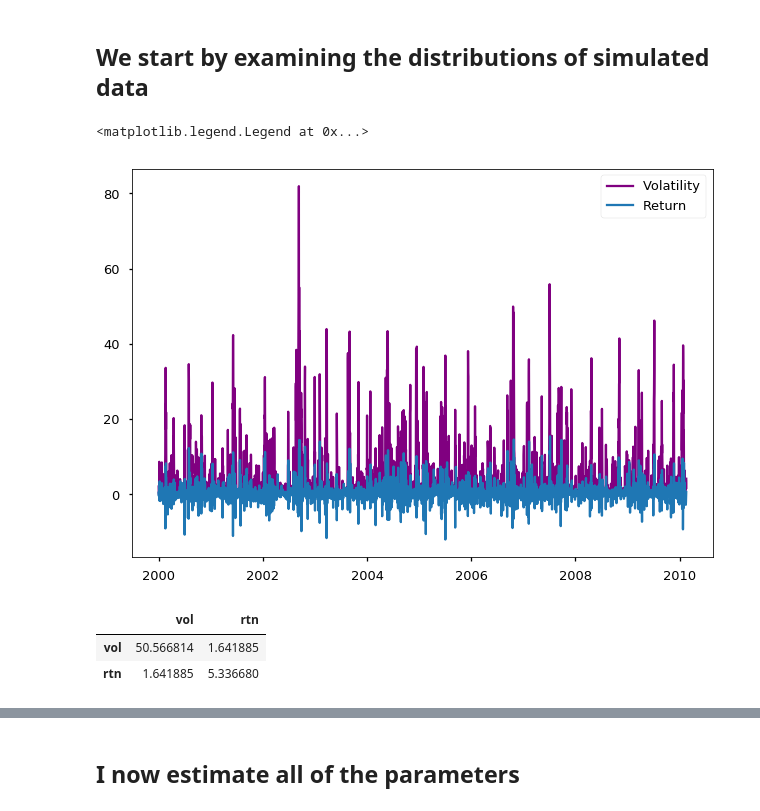
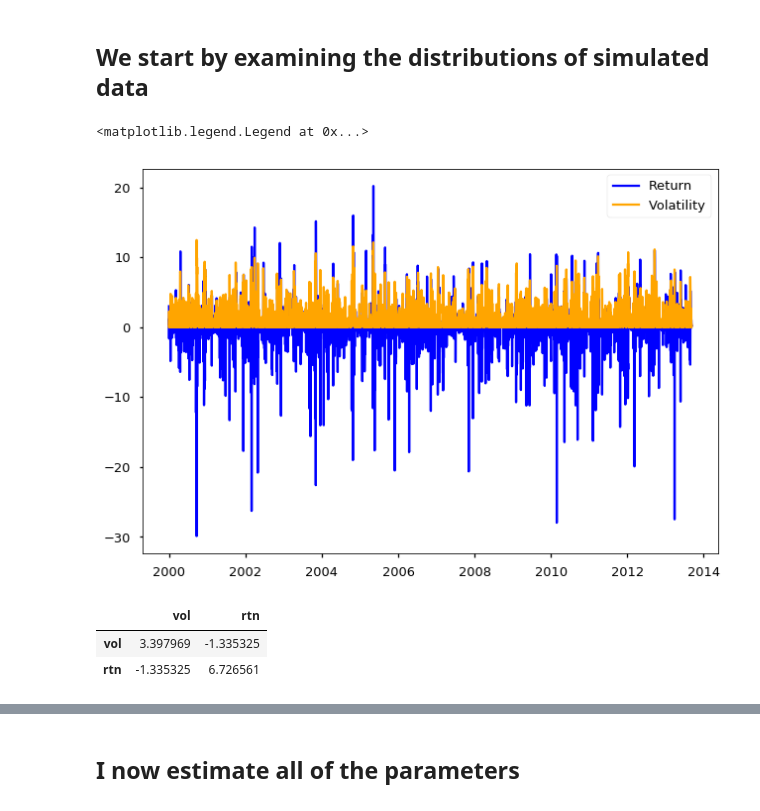
Before and after one commit to sangrey/RiskPriceInference, a Jupyter notebook: volpriceinference/simulations.ipynb, the cells around one changed output, grey strips where cells are left out. Drawn from its saved outputs; the diff is of its cells as text; code cells hidden in the pictures.

```diff
--- a/volpriceinference/simulations.ipynb
+++ b/volpriceinference/simulations.ipynb
@@ -38,17 +42,16 @@ if kharpov:
                'rho': .4,
               }
 else:
-     true_params = {'theta': 0.53,
-               'pi': -.2,
-               'phi': -.35,
-               'scale': 3.12,
-               'delta': 0.27,
-               'rho': .81,
-              }
+     true_params ={'delta': 0.15,
+                   'rho': 0.74,
+                   'scale': 9.63,
+                   'phi': -0.31,
+                   'pi': -0.13,
+                   'theta': 0.58}
 
-time_dim = 3700
+time_dim = 5000
 sim_dim = 1000
-innov_dim = 10
+innov_dim = 20
 # %%
 total_true_params = true_params.copy()
 total_true_params.update(
@@ -104,14 +109,15 @@ data = vl.simulate_data(time_dim=time_dim, **true_params)
 # %%
 fig1, ax1 = mpl.pyplot.subplots()
-ax1.plot(data.vol, label='Volatility', color='purple')
-ax1.plot(data.rtn, label='Return')
+ax1.plot(data.rtn, label='Return', color='blue')
+ax1.plot(data.vol.apply(np.sqrt), label='Volatility', color='orange')
+
 ax1.legend()
 # %% [output]
 <matplotlib.legend.Legend at 0x...>
-[figure, old version]
+[figure, new version]
-# %%
-data.cov()
-# %% [output]
-|  | vol | rtn |
-| vol | 50.566814 | 1.641885 |
-| rtn | 1.641885 | 5.336680 |
+# %%
+data.transform(lambda x: np.sqrt(x) if x.name == 'vol' else x).cov()
+# %% [output]
+|  | vol | rtn |
+| vol | 3.397969 | -1.335325 |
+| rtn | -1.335325 | 6.726561 |
```
Also changed, not shown: parts of 33 cells of this notebook, 5 other files.
